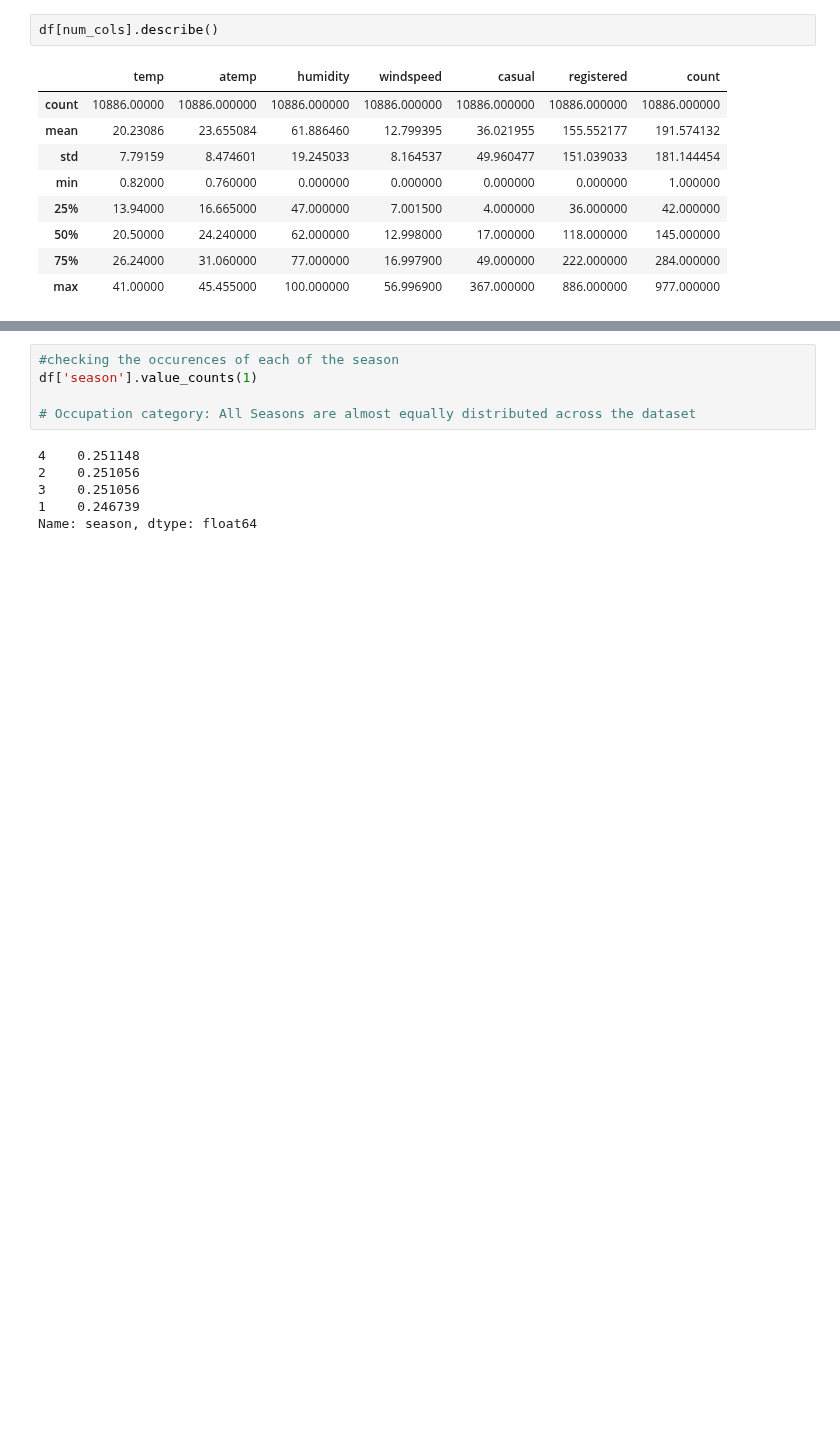
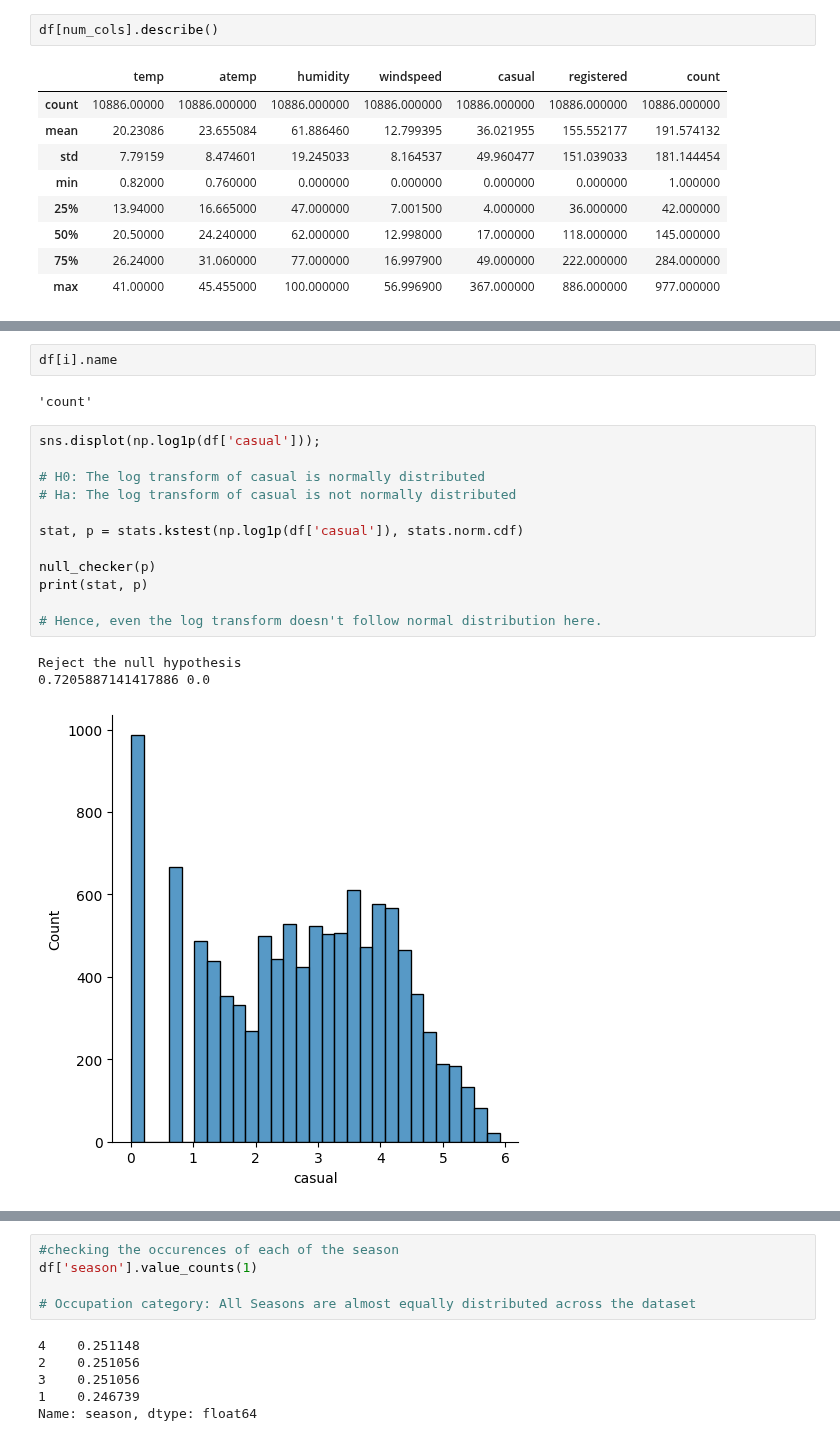
Before and after one commit to trehansalil/yulu_data_analysis, a Jupyter notebook: data_analysis.ipynb, the cells around one changed output, grey strips where cells are left out. Cells and saved outputs as stored; diff of their text form; blank space fills up the shorter version.

```diff
--- a/data_analysis.ipynb
+++ b/data_analysis.ipynb
@@ -208,3 +219,23 @@ Distribution Plot for column: count
+# %%
+df[i].name
+# %% [output]
+'count'
+# %%
+sns.displot(np.log1p(df['casual']));
+
+# H0: The log transform of casual is normally distributed
+# Ha: The log transform of casual is not normally distributed
+
+stat, p = stats.kstest(np.log1p(df['casual']), stats.norm.cdf)
+
+null_checker(p)
+print(stat, p)
+
+# Hence, even the log transform doesn't follow normal distribution here.
+# %% [output]
+Reject the null hypothesis
+0.7205887141417886 0.0
+[figure, added]
 # %%
 df.shape
 # %% [output]
```
Also changed, not shown: parts of 34 cells of this notebook, 2 other files.
